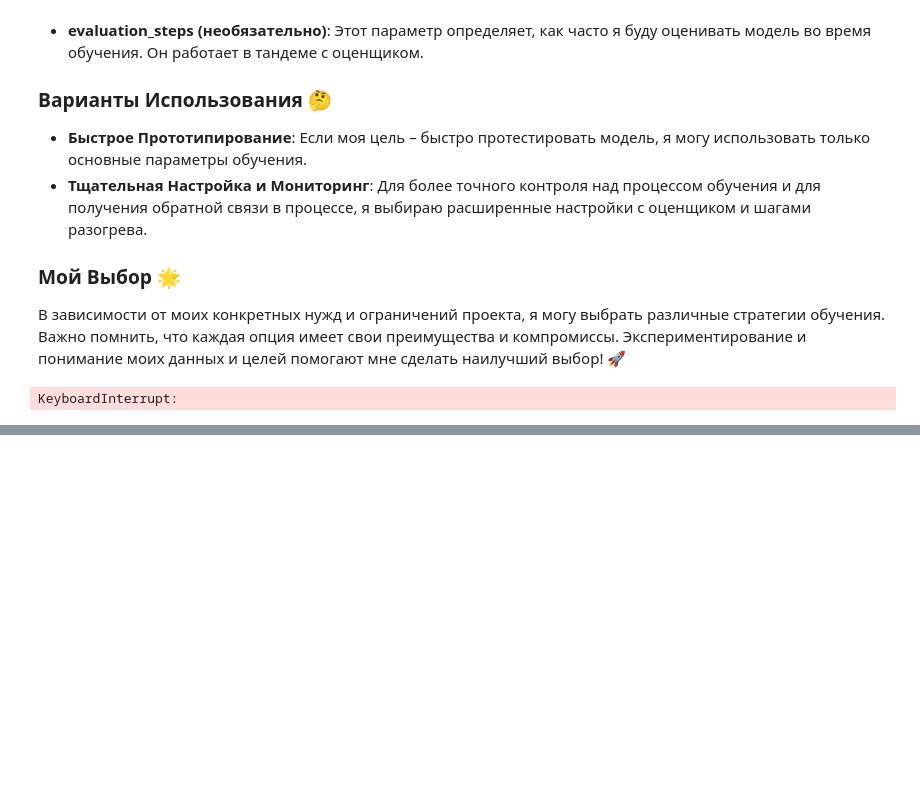
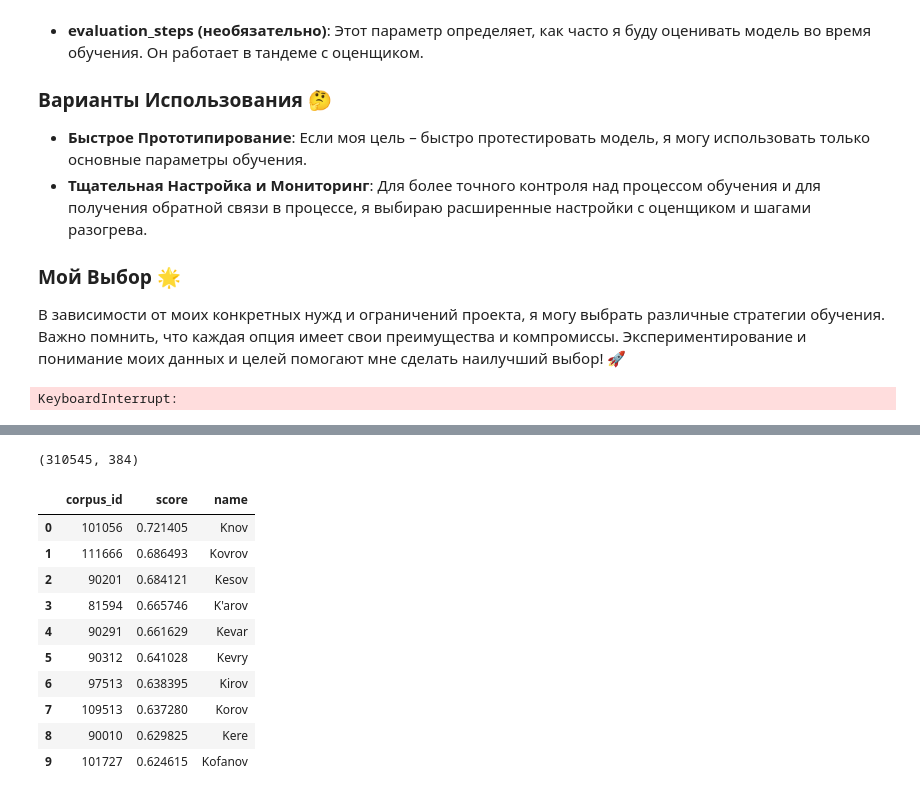
Before and after one commit to wasjaip/Yandex_geo, a Jupyter notebook: geo-trans.ipynb, the cells around one changed output, grey strips where cells are left out. Cells and saved outputs as stored; diff of their text form; code cells hidden in the pictures; blank space fills up the shorter version.

```diff
--- a/geo-trans.ipynb
+++ b/geo-trans.ipynb
@@ -796,0 +886,3 @@ KeyboardInterrupt:
+# %%
+name=grouped_df1.asciiname.drop_duplicates().values
+name[:20]
@@ -796,0 +898,52 @@ KeyboardInterrupt:
+# %%
+embeddings=model.encode(name)
+embeddings.shape
+# %% [output]
+(310545, 384)
+# %%
+def get_all(geo_name, model=model, embeddings=embeddings, name=name, top=3):
+    # Кодирование запроса в эмбеддинг
+    query_embedding = model.encode([geo_name])
+
+    # Поиск top наиболее близких эмбеддингов
+    search_results = util.semantic_search(query_embedding, embeddings, top=top)[0]
+
+    # Преобразование результатов в DataFrame
+    result = pd.DataFrame(search_results)
+
+    # Добавление имени в результаты на основе corpus_id
+    result = result.assign(name=[name[i] for i in result['corpus_id']])
+
+    return result
+# %%
+def get_all(geo_name, model=model, embeddings=embeddings, name=name, top=3):
+    # Кодирование запроса в эмбеддинг
+    query_embedding = model.encode([geo_name])
+
+    # Поиск top наиболее близких эмбеддингов
+    search_results = util.semantic_search(query_embedding, embeddings, top)[0]
+
+    # Преобразование результатов в DataFrame
+    result = pd.DataFrame(search_results)
+
+    # Добавление имени в результаты на основе corpus_id
+    result = result.assign(name=[name[i] for i in result['corpus_id']])
+
+    return result
+# %%
+# def get_all(geo_name,name=name,embeddings=embeddings,model=model,top=3):
+#     result=pd.DataFrame(util.semantic_search(model.encode(geo_name),embeddings,top=top)[0])
+#     return result.assing(name=name[result.corpus_id])
+get_all('Керов')
+# %% [output]
+|  | corpus_id | score | name |
+| 0 | 101056 | 0.721405 | Knov |
+| 1 | 111666 | 0.686493 | Kovrov |
+| 2 | 90201 | 0.684121 | Kesov |
+| 3 | 81594 | 0.665746 | K'arov |
+| 4 | 90291 | 0.661629 | Kevar |
+| 5 | 90312 | 0.641028 | Kevry |
+| 6 | 97513 | 0.638395 | Kirov |
+| 7 | 109513 | 0.637280 | Korov |
+| 8 | 90010 | 0.629825 | Kere |
+| 9 | 101727 | 0.624615 | Kofanov |
```
Also changed, not shown: parts of 45 cells of this notebook.
